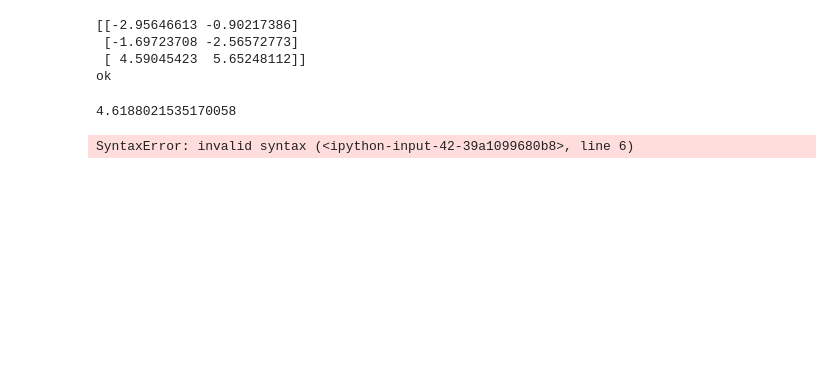
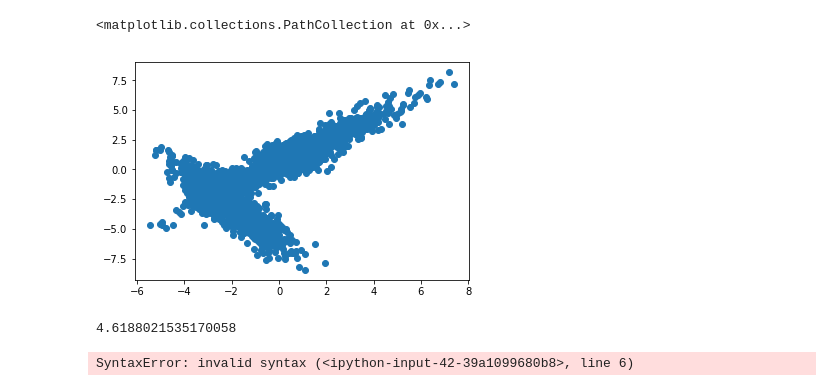
Before and after one commit to dorianHe/MusterErkennung, a Jupyter notebook: homework5/HW5_remi.ipynb, the cells around one changed output. Cells and saved outputs as stored; diff of their text form; code cells hidden in the pictures; blank space fills up the shorter version.

Commit message:
remi starts !

```diff
--- a/homework5/HW5_remi.ipynb
+++ b/homework5/HW5_remi.ipynb
@@ -1,19 +1,25 @@
 # %%
 import pandas as pd
 import numpy as np
-data_link= '/home/remi/Schreibtisch/2d-em.csv'
-data = pd.read_csv(data_link,header=None).values
+import matplotlib.pyplot as plt
+from scipy.stats import multivariate_normal
+% matplotlib inline
+data_link= './2d-em.csv'
+data = pd.read_csv(data_link,header=None).as_matrix()
 # %%
 # init
 #parameters
 nb_center= 3
-
 rand_row=np.random.rand(nb_center)* data.shape[0]
-test=  list(map(int,rand_row))
-centers_list= data[test,:]
-print(centers_list)
+centers_list= data[list(map(int,rand_row)),:]
-# %% [output]
-[[-2.95646613 -0.90217386]
- [-1.69723708 -2.56572773]
- [ 4.59045423  5.65248112]]
-ok
+# %%
+def get_xy(data):
+    x = data[:,0]
+    y = data[:,1]
+    return x,y
+# %%
+x,y = get_xy(data)
+plt.scatter(x, y)
+# %% [output]
+<matplotlib.collections.PathCollection at 0x...>
+[figure, added]
```
Also changed, not shown: parts of 8 cells of this notebook, 3 other files.
